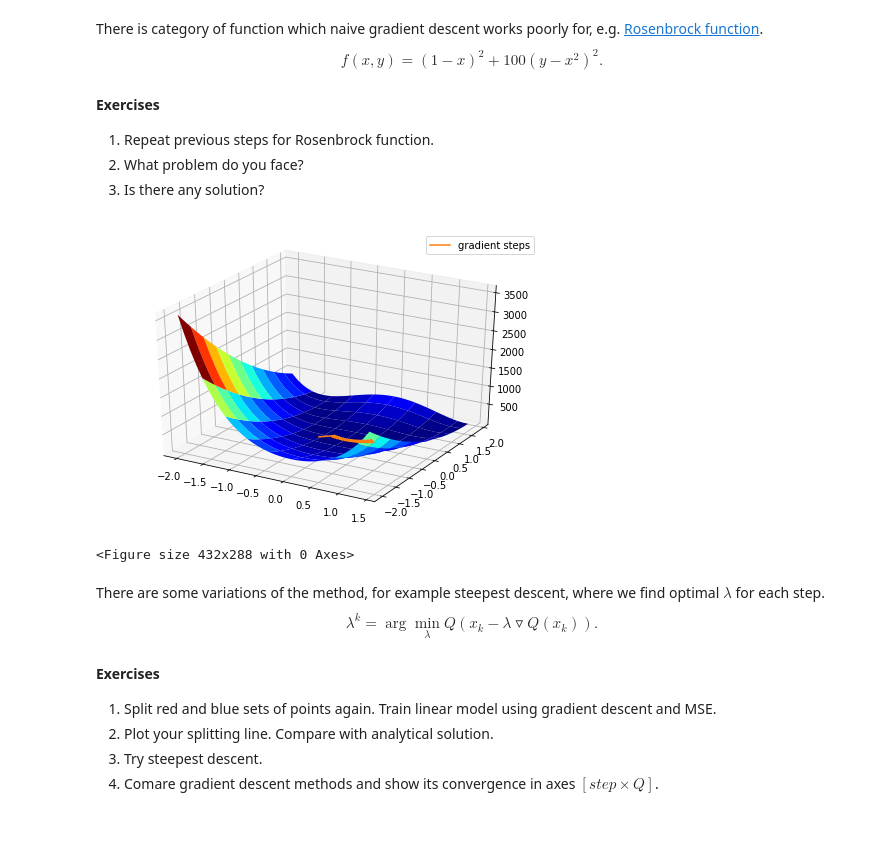
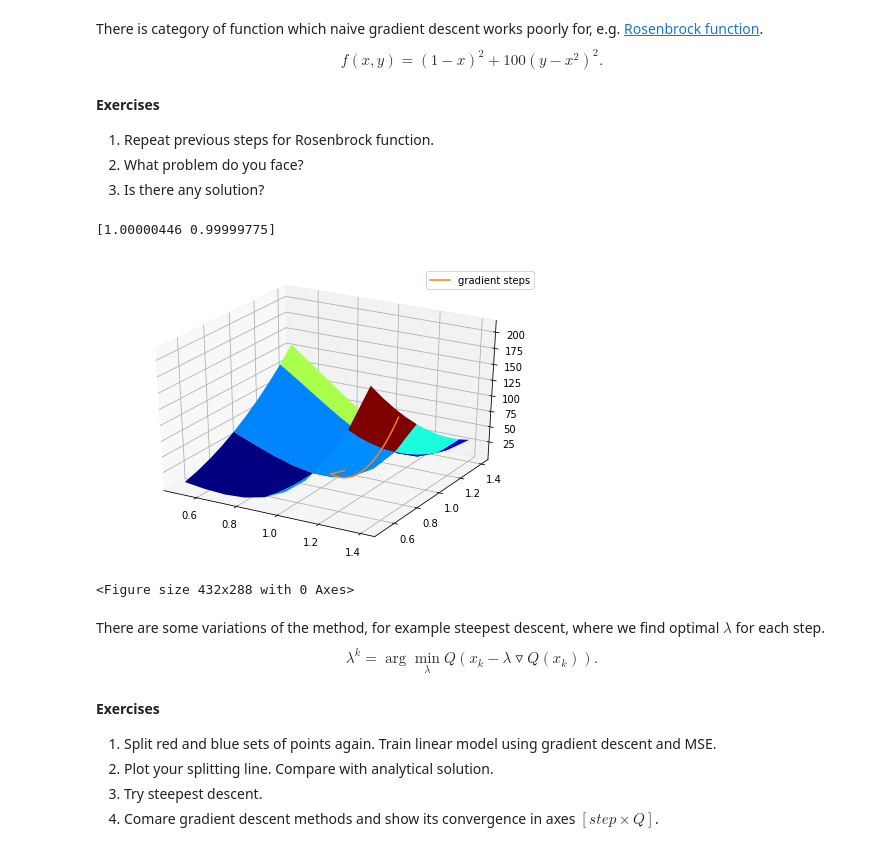
Before and after one commit to ZeDRoman/Sonia, a Jupyter notebook: lab-1.ipynb, the cells around one changed output. Saved outputs shown, nothing was run; the diff lists cells and outputs as text; code cells hidden in the pictures.

```diff
--- a/lab-1.ipynb
+++ b/lab-1.ipynb
@@ -351,40 +352,42 @@ from matplotlib import cm
 def f(x, y):
     return (1 - x) ** 2 + 100 * (y - x**2) ** 2
 
 def grad(x):
     return np.array([-2*(1-x[0]) - 200 * (x[1] - x[0] ** 2) * 2 * x[0], 200 * (x[1] - x[0] ** 2)])
 
 def modle(x):
     return (x[0] ** 2 + x[1] ** 2) ** (1/2)
 
-xgrid = np.arange (-2, 1.5, 0.1)
-ygrid = np.arange (-2, 2, 0.1)
+xgrid = np.arange (0.5, 1.5, 0.1)
+ygrid = np.arange (0.5, 1.5, 0.1)
 xgrid, ygrid = np.meshgrid(xgrid, ygrid)
 z = f(xgrid, ygrid)
 fig = pylab.figure()
 axes = Axes3D(fig)
 axes.plot_surface(xgrid, ygrid, z, rstride=4, cstride=4, cmap = cm.jet)
 
-x = np.random.uniform(-2, 2, 2)
+x = np.random.uniform(0.5, 1.5, 2)
 xes = [x[0]]
 yes = [x[1]]
 
-for i in range(100):
-    x -= (0.1 / modle(grad(x))) * grad(x)
+for i in range(130000):
+    x -= (1e-5 / modle(grad(x))) * grad(x)
     xes.append(x[0])
     yes.append(x[1])
+print(x)
 xes = np.array(xes)
 yes = np.array(yes)
 zes = f(xes, yes)
 
 fig = plt.figure()
 axes.plot(xes, yes, zes, label='gradient steps')
 axes.legend()
 
 plt.show()
 # %% [output]
+[1.00000446 0.99999775]
-[figure, old version]
+[figure, new version]
-<Figure size 432x288 with 0 Axes>
+<Figure size 432x288 with 0 Axes>
 # %% [markdown]
 There are some variations of the method, for example steepest descent, where we find optimal $\lambda$ for each step.
 $$\lambda^{k} = \arg\min_{\lambda}Q(x_k - \lambda\triangledown Q(x_k)).$$
```
Also changed, not shown: parts of 1 cell of this notebook.
